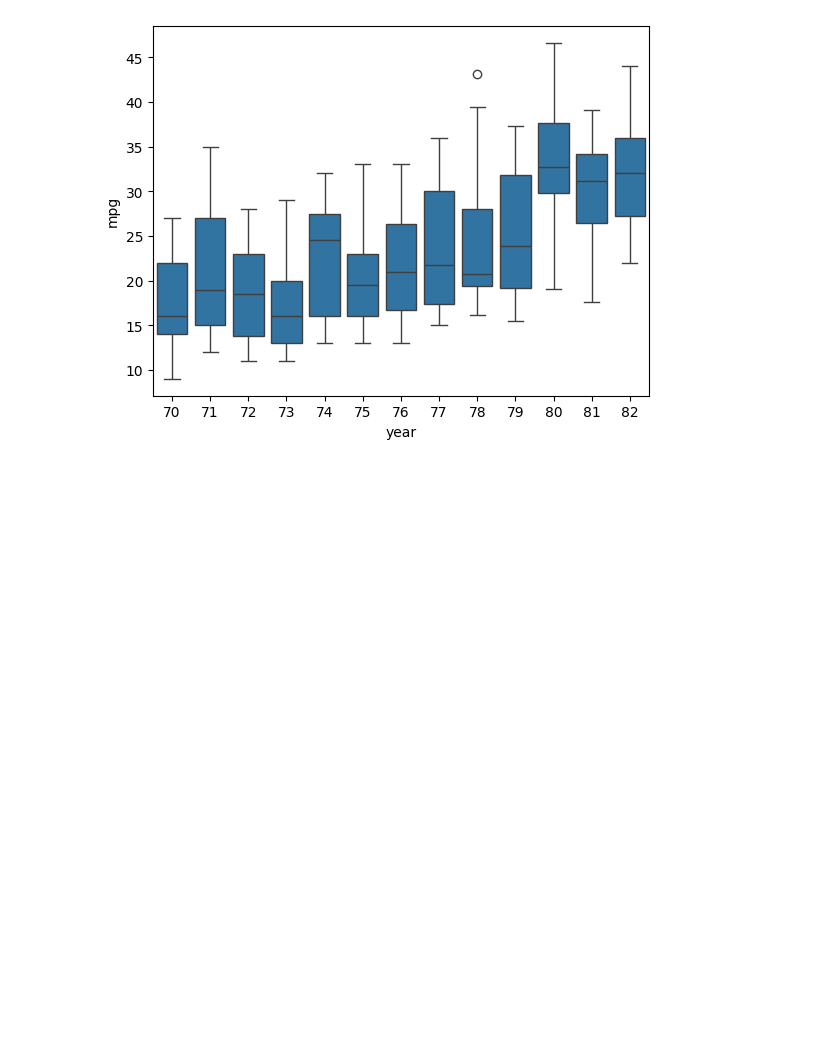
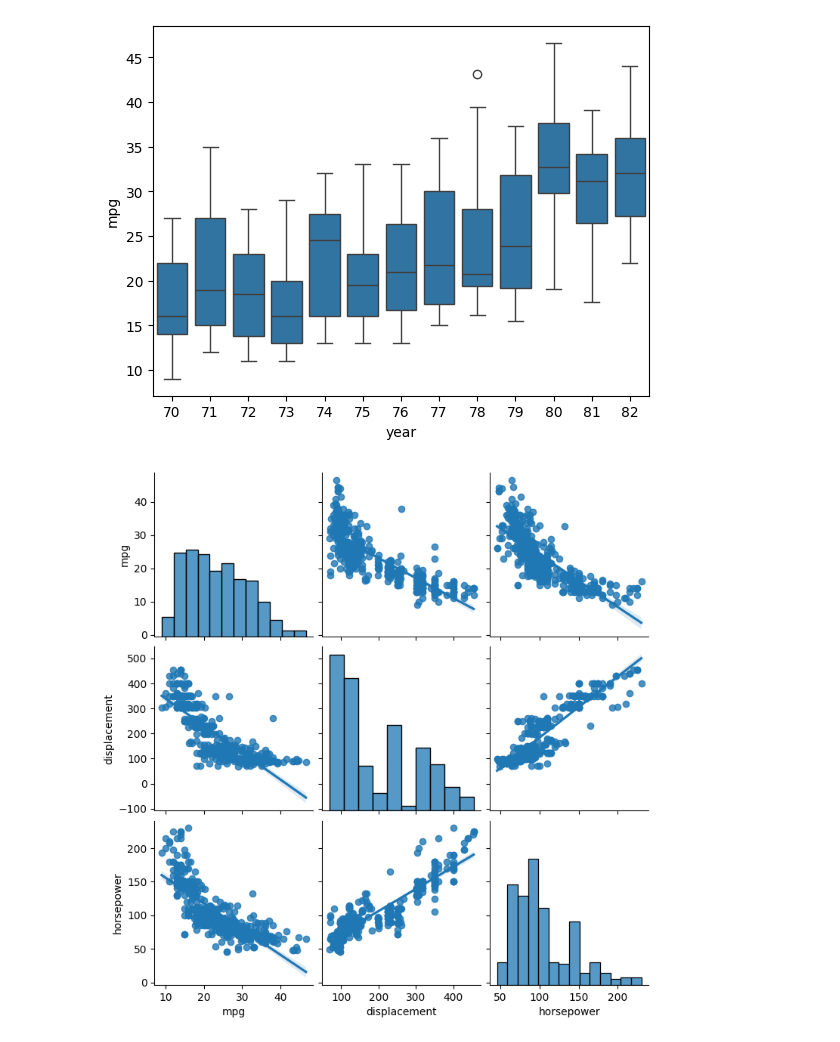
Before and after one commit to GHAUTHAM2509/data_analytics_da, a Jupyter notebook: 23BCE0487.ipynb, the cells around one changed output. Drawn from its saved outputs; the diff is of its cells as text; code cells hidden in the pictures; blank space fills up the shorter version.

```diff
--- a/23BCE0487.ipynb
+++ b/23BCE0487.ipynb
@@ -267,0 +277,5 @@ sns.boxplot(x="year", y="mpg",data=df)
+# %%
+sns.pairplot(df,vars = ['mpg', 'displacement','horsepower'], kind="reg")
+plt.show()
+# %% [output]
+[figure, added]
```
Also changed, not shown: parts of 6 cells of this notebook.
